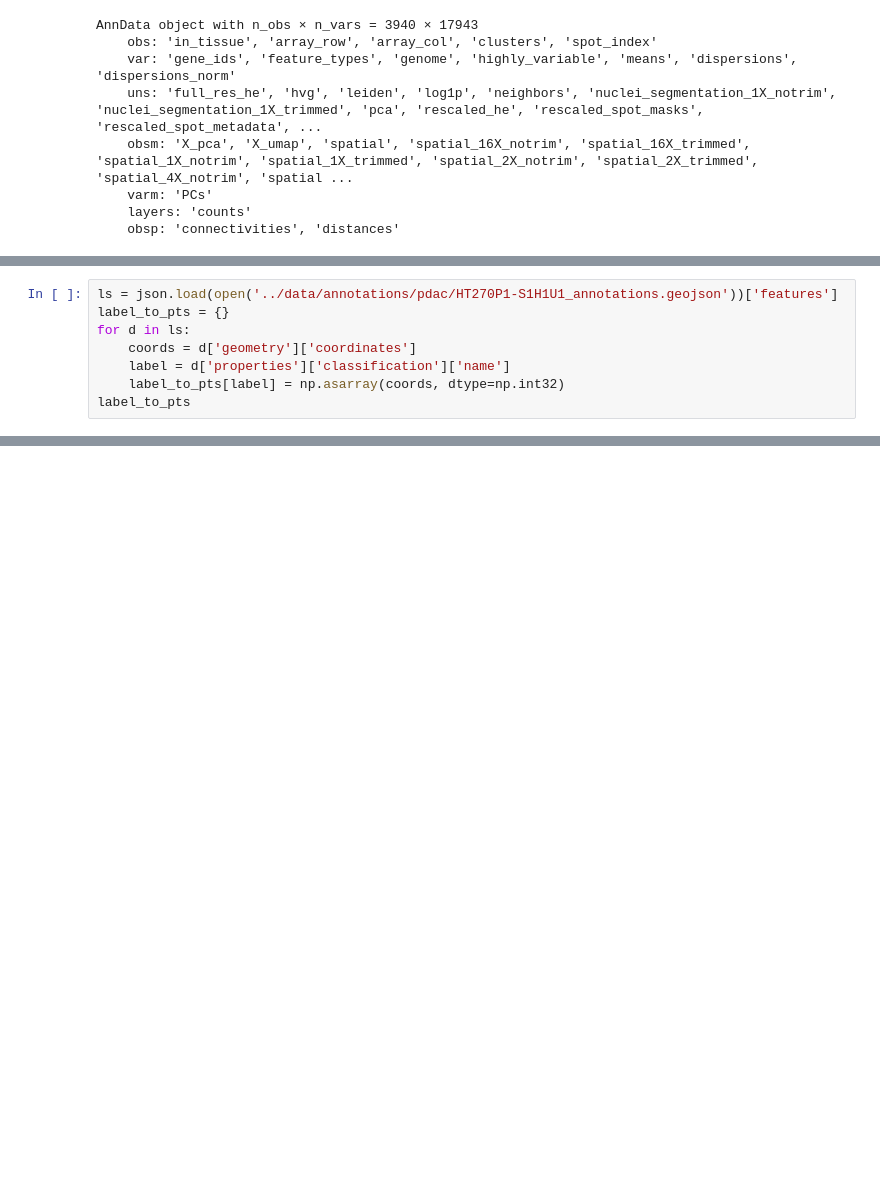
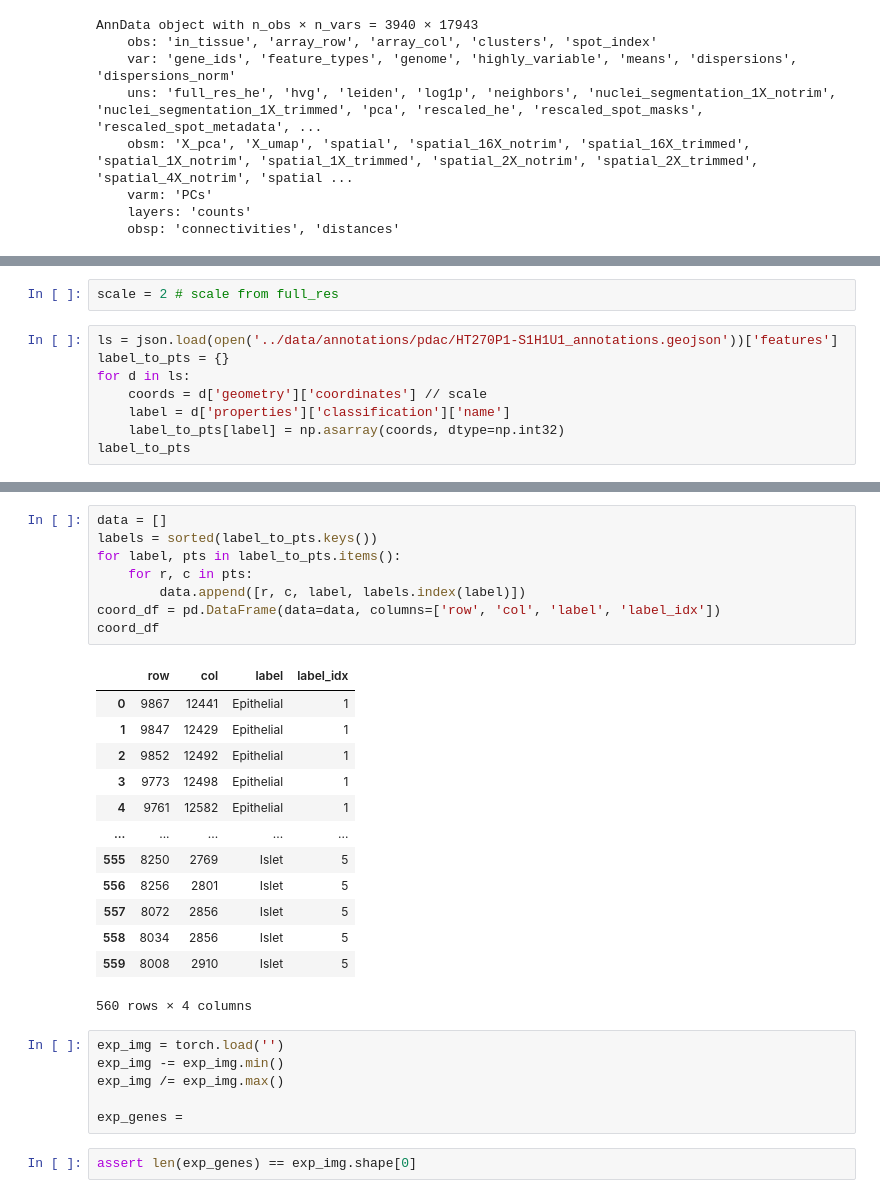
Before and after one commit to estorrs/deep-spatial-genomics, a Jupyter notebook: notebooks/cell_level_classifier_v1.ipynb, the cells around one changed output, grey strips where cells are left out. Cells and saved outputs as stored; diff of their text form; blank space fills up the shorter version.

```diff
--- a/notebooks/cell_level_classifier_v1.ipynb
+++ b/notebooks/cell_level_classifier_v1.ipynb
@@ -48,8 +43,0 @@ sc.pl.spatial(a)
-# %%
-ls = json.load(open('../data/annotations/pdac/HT270P1-S1H1U1_annotations.geojson'))['features']
-label_to_pts = {}
-for d in ls:
-    coords = d['geometry']['coordinates']
-    label = d['properties']['classification']['name']
-    label_to_pts[label] = np.asarray(coords, dtype=np.int32)
-label_to_pts
@@ -113,0 +48,10 @@ class MergedDataset(Dataset):
+# %%
+scale = 2 # scale from full_res
+# %%
+ls = json.load(open('../data/annotations/pdac/HT270P1-S1H1U1_annotations.geojson'))['features']
+label_to_pts = {}
+for d in ls:
+    coords = d['geometry']['coordinates'] // scale
+    label = d['properties']['classification']['name']
+    label_to_pts[label] = np.asarray(coords, dtype=np.int32)
+label_to_pts
@@ -113,0 +76,30 @@ class MergedDataset(Dataset):
+# %%
+data = []
+labels = sorted(label_to_pts.keys())
+for label, pts in label_to_pts.items():
+    for r, c in pts:
+        data.append([r, c, label, labels.index(label)])
+coord_df = pd.DataFrame(data=data, columns=['row', 'col', 'label', 'label_idx'])
+coord_df
+# %% [output]
+|  | row | col | label | label_idx |
+| 0 | 9867 | 12441 | Epithelial | 1 |
+| 1 | 9847 | 12429 | Epithelial | 1 |
+| 2 | 9852 | 12492 | Epithelial | 1 |
+| 3 | 9773 | 12498 | Epithelial | 1 |
+| 4 | 9761 | 12582 | Epithelial | 1 |
+| ... | ... | ... | ... | ... |
+| 555 | 8250 | 2769 | Islet | 5 |
+| 556 | 8256 | 2801 | Islet | 5 |
+| 557 | 8072 | 2856 | Islet | 5 |
+| 558 | 8034 | 2856 | Islet | 5 |
+| 559 | 8008 | 2910 | Islet | 5 |
+560 rows × 4 columns
+# %%
+exp_img = torch.load('')
+exp_img -= exp_img.min()
+exp_img /= exp_img.max()
+
+exp_genes =
+# %%
+assert len(exp_genes) == exp_img.shape[0]
```
Also changed, not shown: parts of 29 cells of this notebook, 2 other files.
